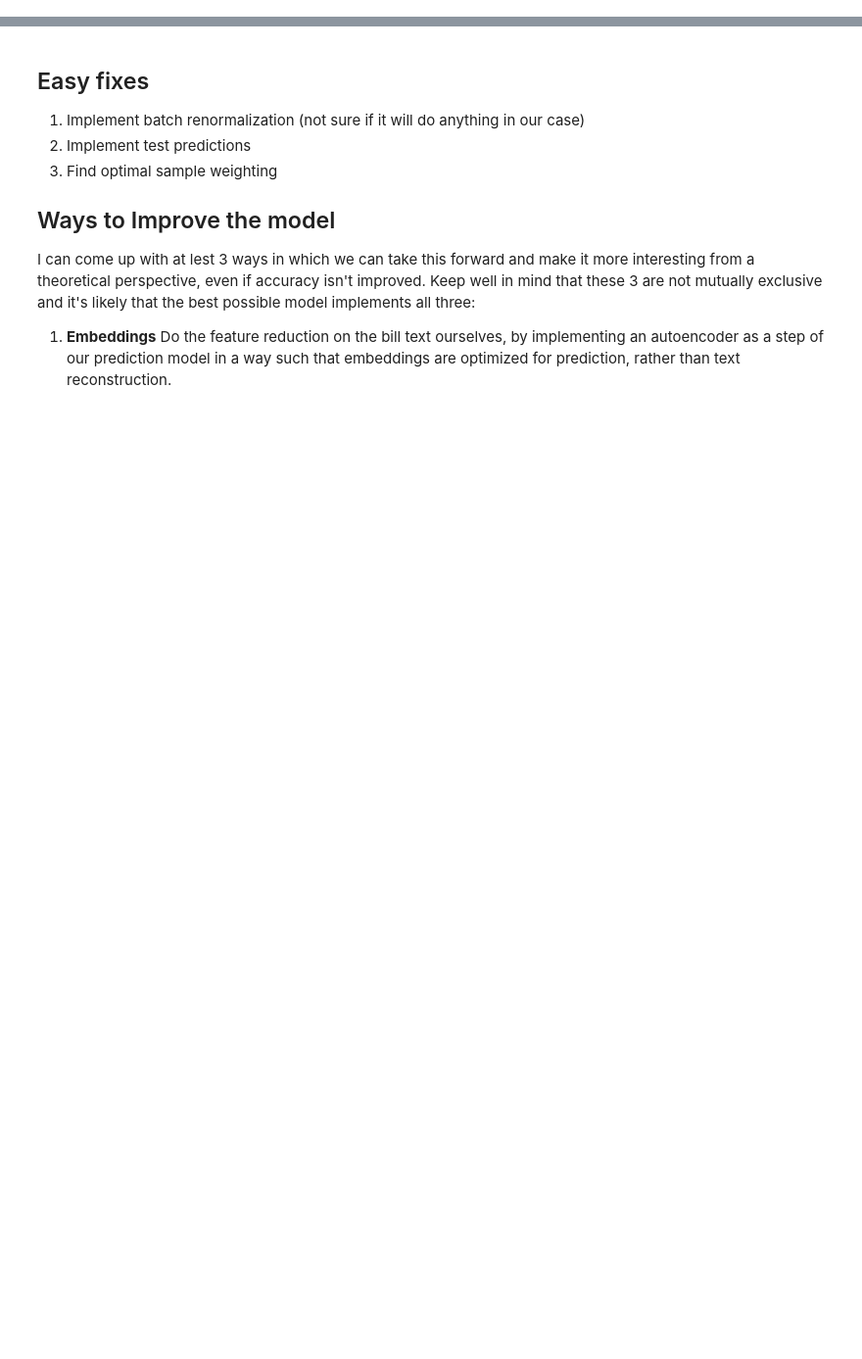
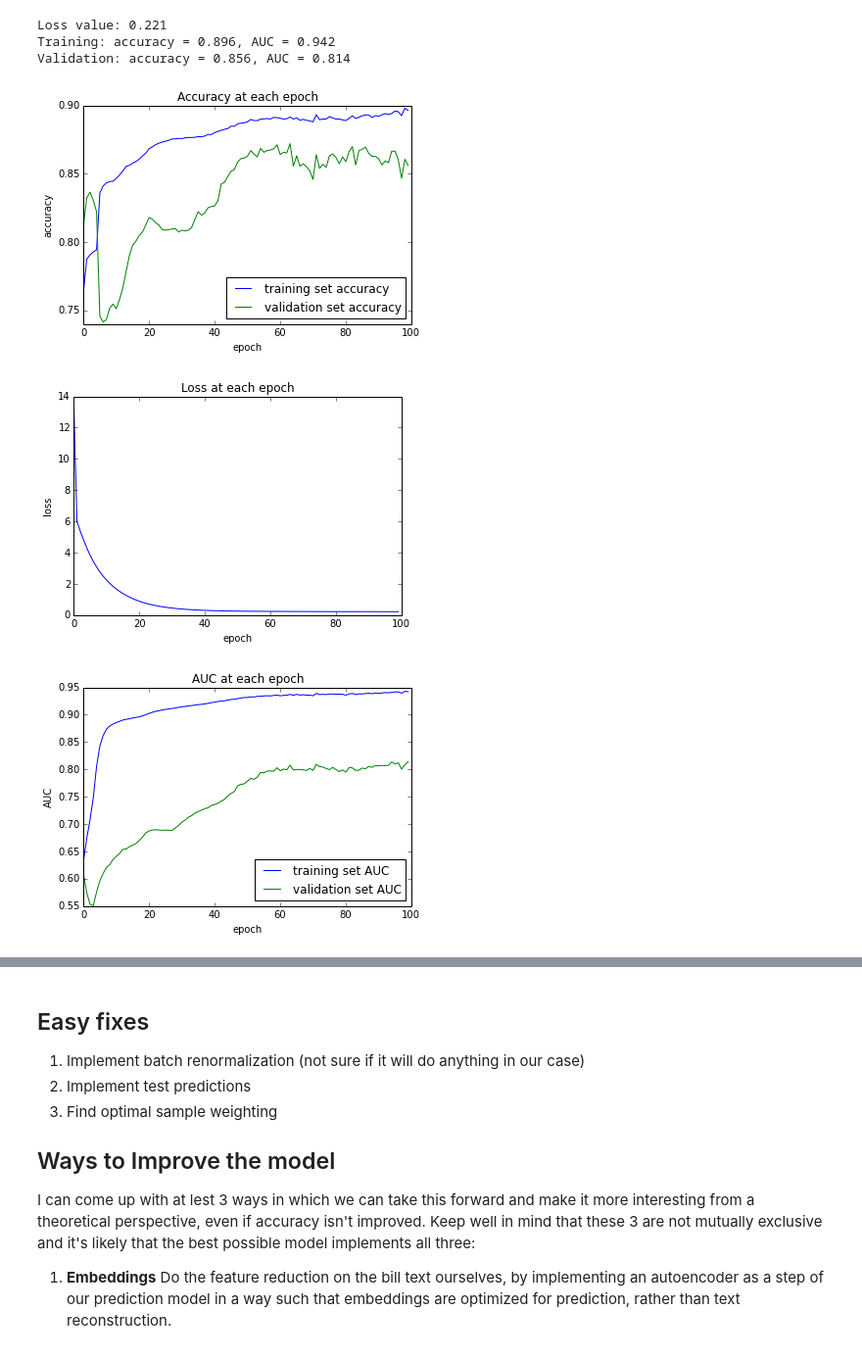
Before and after one commit to marcomorucci/congress_prediction, a Jupyter notebook: src/Deepnet Tests.ipynb, the cells around one changed output, grey strips where cells are left out. Shown at 98% size. Cells and saved outputs as stored; diff of their text form; code cells hidden in the pictures; blank space fills up the shorter version.

```diff
--- a/src/Deepnet Tests.ipynb
+++ b/src/Deepnet Tests.ipynb
@@ -46,0 +71,13 @@ Here are parameters for the configuration tested below, this is the one that has
+# %%
+## Best performance so far: See default config above.
+config = Config()
+config.verbose = False
+model = test_deepnet(config)
+plot_stats(model, config)
+# %% [output]
+Loss value: 0.221
+Training: accuracy = 0.896, AUC = 0.942
+Validation: accuracy = 0.856, AUC = 0.814
+[figure, added]
+[figure, added]
+[figure, added]
```
Also changed, not shown: parts of 9 cells of this notebook, 5 other files.
